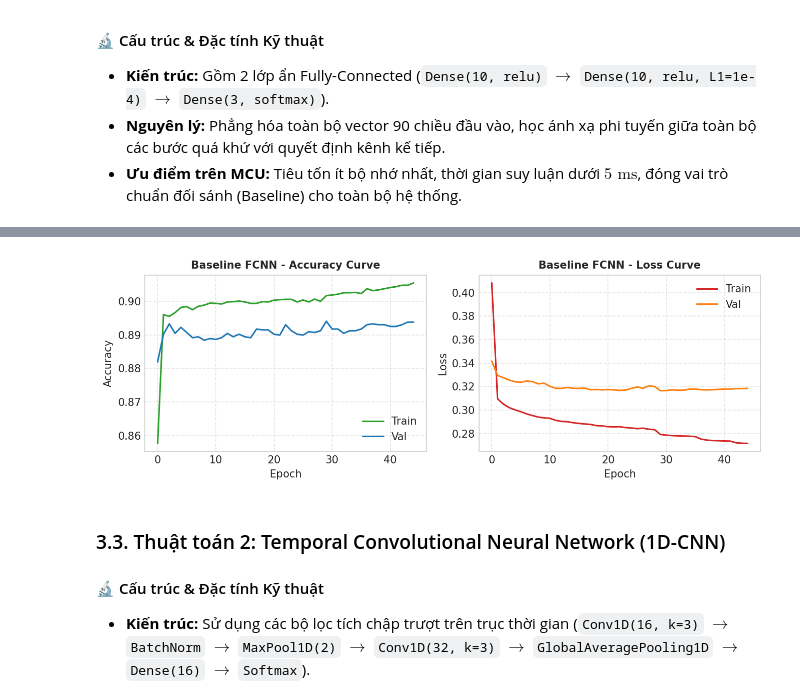
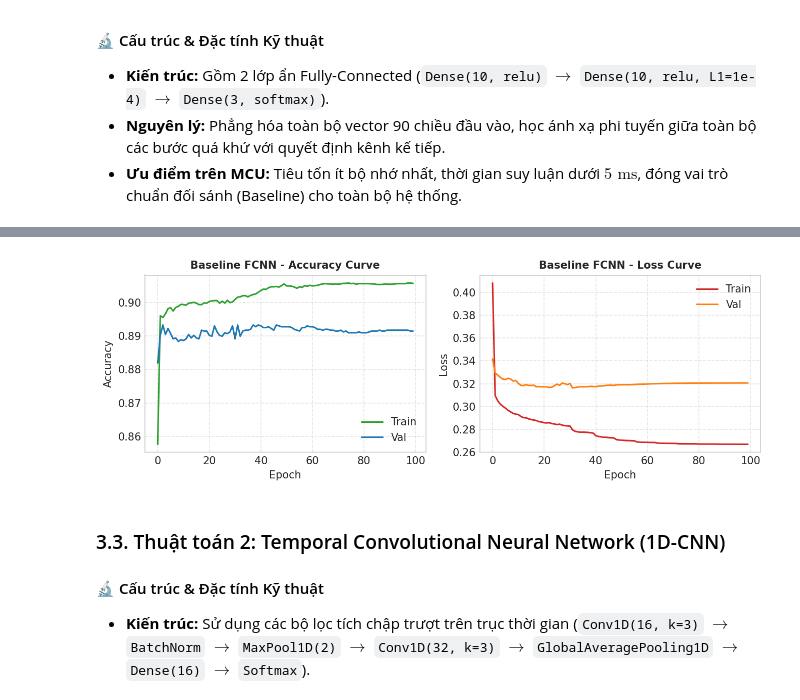
Before and after one commit to Brauuwu/LoRa_TinyML_Hopping, a Jupyter notebook: TinyML/LoRa_TinyML_Pipeline.ipynb, the cells around one changed output, grey strips where cells are left out. Cells and saved outputs as stored; diff of their text form; code cells hidden in the pictures.

```diff
--- a/TinyML/LoRa_TinyML_Pipeline.ipynb
+++ b/TinyML/LoRa_TinyML_Pipeline.ipynb
@@ -529,8 +529,8 @@ m_fcnn.compile(
     metrics=['accuracy', 'mae']
 )
 
-early_stop = tf.keras.callbacks.EarlyStopping(monitor='val_loss', patience=15, restore_best_weights=True)
-lr_sched = tf.keras.callbacks.ReduceLROnPlateau(monitor='val_loss', factor=0.5, patience=6, min_lr=1e-5)
+early_stop = tf.keras.callbacks.EarlyStopping(monitor='val_loss', patience=100, restore_best_weights=True)
+lr_sched = tf.keras.callbacks.ReduceLROnPlateau(monitor='val_loss', factor=0.5, patience=8, min_lr=1e-5)
 
 t0 = time.time()
 hist_fcnn = m_fcnn.fit(
@@ -579,4 +579,4 @@ WARNING:tensorflow:TensorFlow GPU support is not available on native Windows for
-[figure, old version]
+[figure, new version]
 # %% [markdown]
 <a id="sec-3-3"></a>
 ### 3.3. Thuật toán 2: Temporal Convolutional Neural Network (1D-CNN)
```
Also changed, not shown: parts of 9 cells of this notebook, 18 other files.
